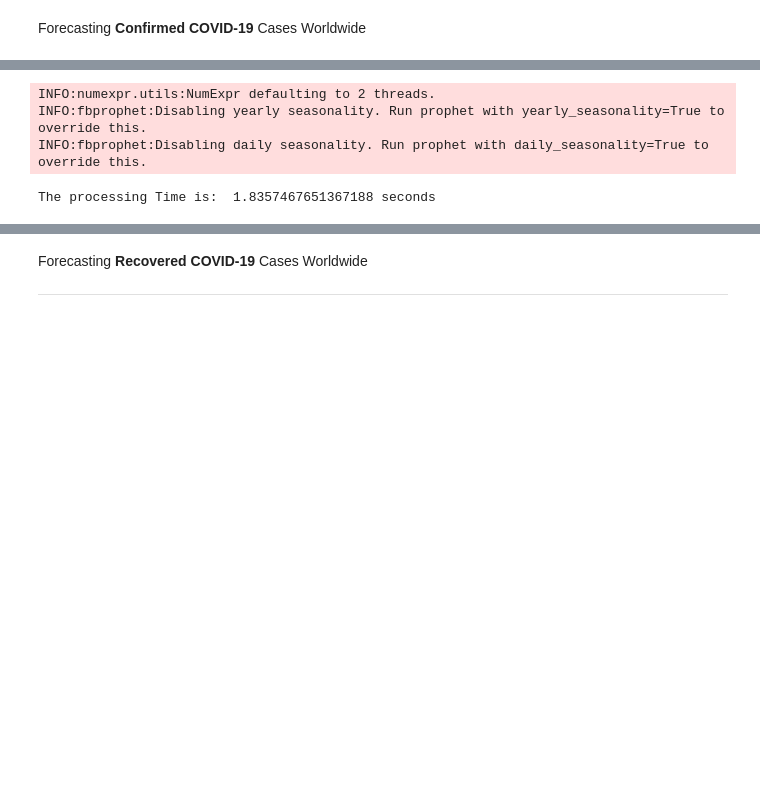
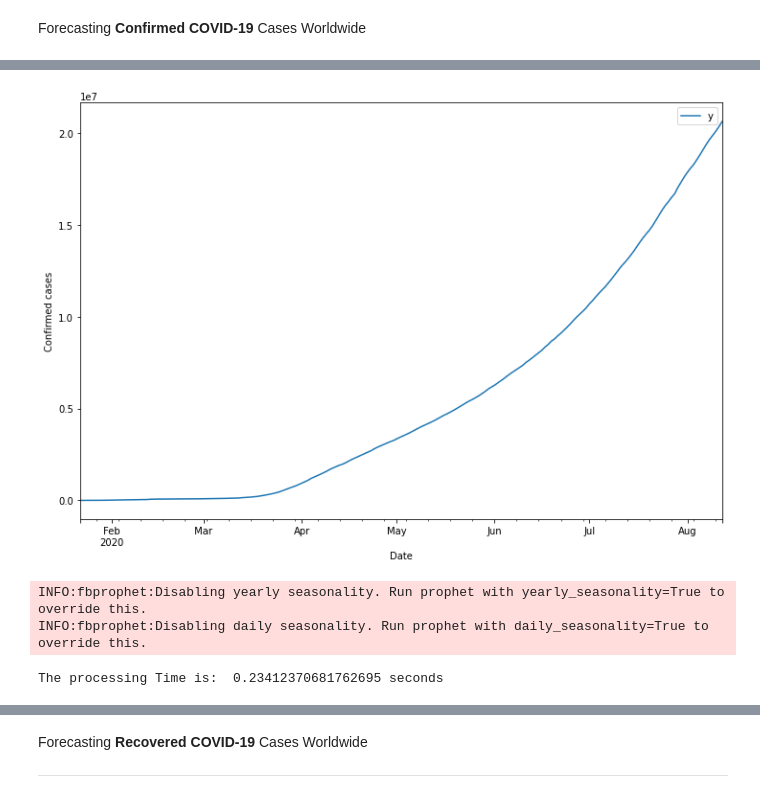
Before and after one commit to shahidulislamkhokon/COVID-19, a Jupyter notebook: Big_data_project.ipynb, the cells around one changed output, grey strips where cells are left out. Cells and saved outputs as stored; diff of their text form; code cells hidden in the pictures; blank space fills up the shorter version.

```diff
--- a/Big_data_project.ipynb
+++ b/Big_data_project.ipynb
@@ -890,12 +904,18 @@ confirmed_case.tail()
+# %%
+ax = confirmed_case.set_index('ds').plot(figsize=(12, 8))
+ax.set_ylabel('Confirmed cases')
+ax.set_xlabel('Date')
+
+plt.show()
+# %% [output]
+[figure, added]
 # %%
 t=time()
-model = Prophet(interval_width=0.95)
+model = Prophet(interval_width=1)
 model.fit(confirmed_case)
-future = model.make_future_dataframe(periods=7)
 future.tail()
 print("The processing Time is: ", time()- t,"seconds")
 # %% [output]
-INFO:numexpr.utils:NumExpr defaulting to 2 threads.
 INFO:fbprophet:Disabling yearly seasonality. Run prophet with yearly_seasonality=True to override this.
 INFO:fbprophet:Disabling daily seasonality. Run prophet with daily_seasonality=True to override this.
-The processing Time is:  1.8357467651367188 seconds
+The processing Time is:  0.23412370681762695 seconds
```
Also changed, not shown: parts of 56 cells of this notebook.
